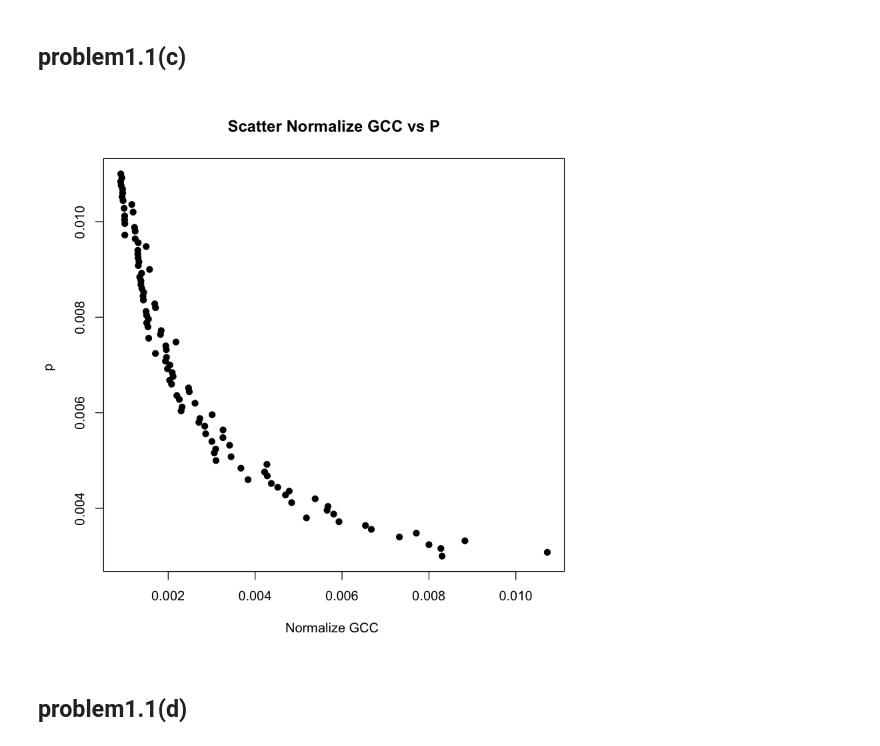
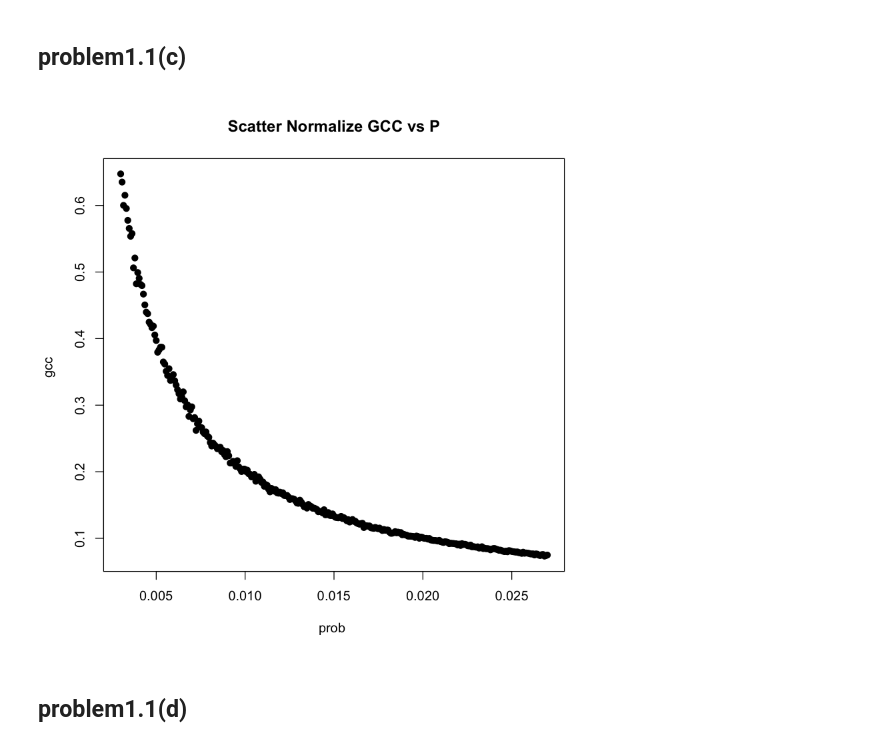
Before and after one commit to Jinxiatucla/232E, a Jupyter notebook: Project1/problem1.ipynb, the cells around one changed output. Saved outputs shown, nothing was run; the diff lists cells and outputs as text; code cells hidden in the pictures.

```diff
--- a/Project1/problem1.ipynb
+++ b/Project1/problem1.ipynb
@@ -38,17 +38,19 @@ problem1.1(c)
 ---
 # %%
 res_gcc = c()
-prob = seq(0.003,0.011,0.00008)
-for (i in 1:101){
+prob = seq(0.003,0.027,0.00008)
+for (i in 1:301){
     prob_c = prob[i]
     g <- erdos.renyi.game(1000, prob_c, directed=F)
-    frac <- diameter(g, directed = F, unconnected = TRUE)/gsize(g)
+    clu <- components(g)
+    gcc_size <- max(clu$csize)
+    frac <- gcc_size/gsize(g)
     res_gcc[i] <- frac
 }
 
-plot(res_gcc, prob, main="Scatter Normalize GCC vs P", xlab="Normalize GCC ", ylab="p ", pch=19)
+plot(prob, res_gcc, main="Scatter Normalize GCC vs P", xlab="prob ", ylab="gcc ", pch=19)
 # %% [output]
-[figure, old version]
+[figure, new version]
 # %% [markdown]
 problem1.1(d)
 ---
```
